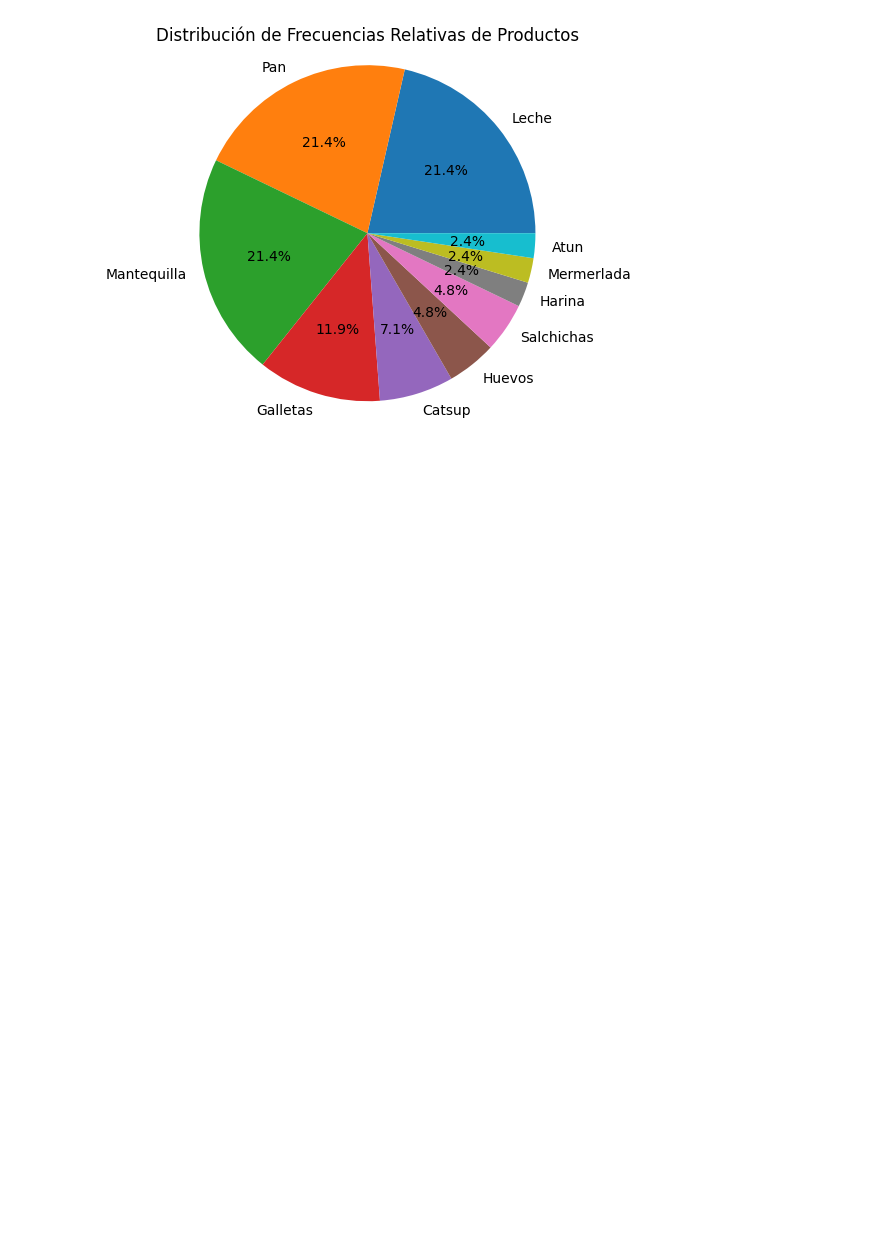
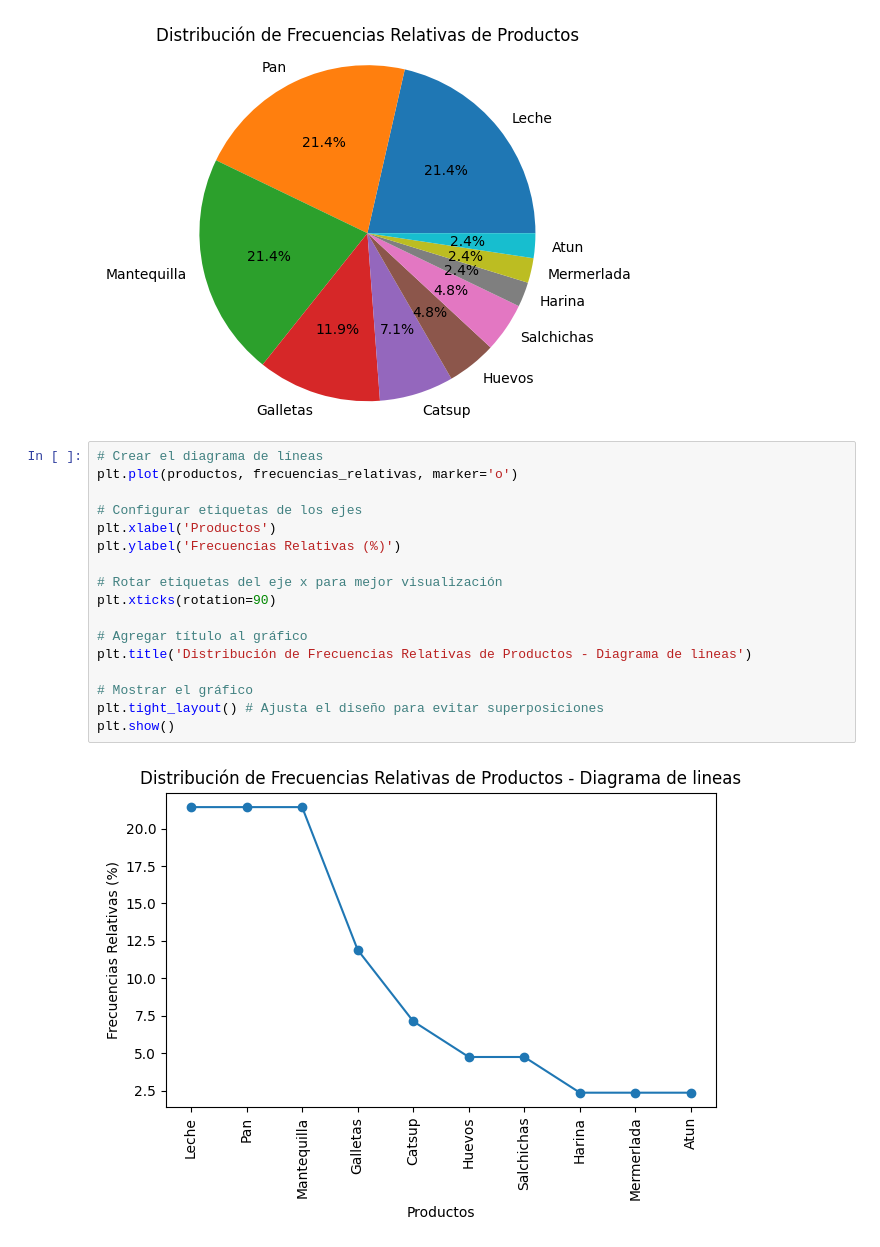
Before and after one commit to FelipeHenao9/ProyectoCollabTelematica, a Jupyter notebook: PruebaTelematica.ipynb, the cells around one changed output. Drawn from its saved outputs; the diff is of its cells as text; blank space fills up the shorter version.

```diff
--- a/PruebaTelematica.ipynb
+++ b/PruebaTelematica.ipynb
@@ -186,3 +186,22 @@ productos = frec_df.index
 frecuencias_relativas = frec_df['Frec_rel_%']
 # %% [output]
 [figure]
+# %%
+# Crear el diagrama de líneas
+plt.plot(productos, frecuencias_relativas, marker='o')
+
+# Configurar etiquetas de los ejes
+plt.xlabel('Productos')
+plt.ylabel('Frecuencias Relativas (%)')
+
+# Rotar etiquetas del eje x para mejor visualización
+plt.xticks(rotation=90)
+
+# Agregar título al gráfico
+plt.title('Distribución de Frecuencias Relativas de Productos - Diagrama de lineas')
+
+# Mostrar el gráfico
+plt.tight_layout() # Ajusta el diseño para evitar superposiciones
+plt.show()
+# %% [output]
+[figure, added]
```
